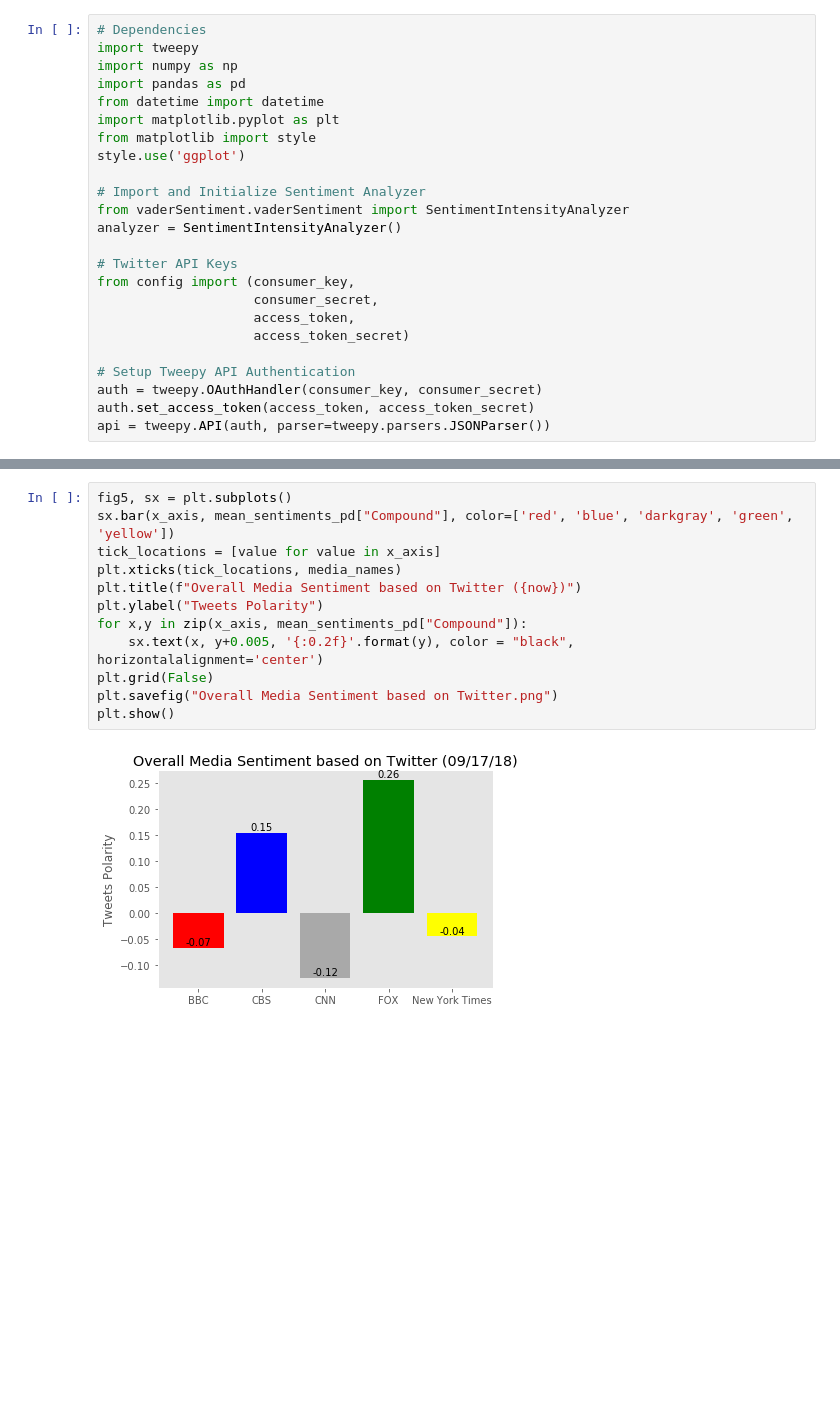
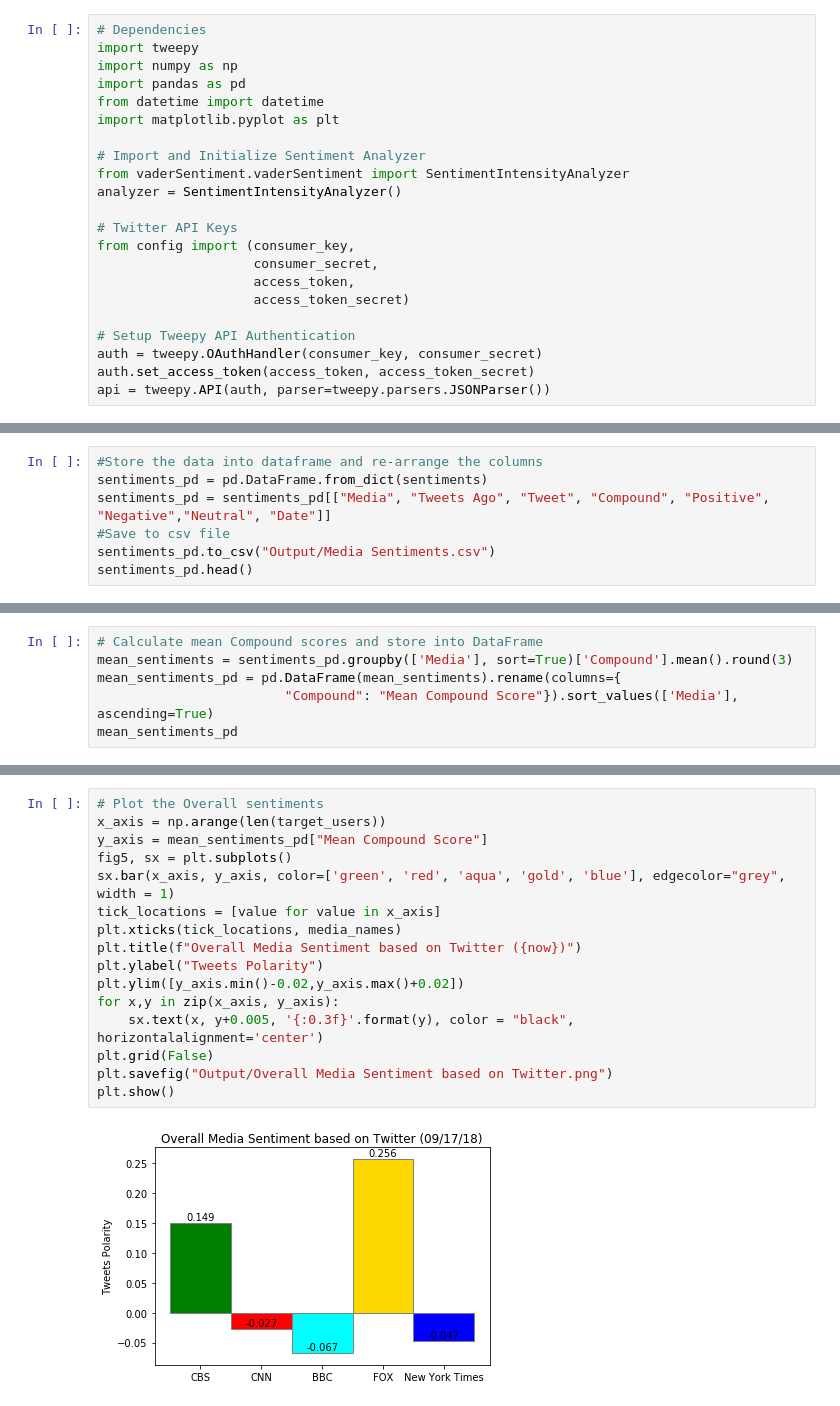
Before and after one commit to drishtiyadav/UCI-Data-Analytics, a Jupyter notebook: 07-Social Analytics - News Mood/News Mood.ipynb, the cells around one changed output, grey strips where cells are left out. Cells and saved outputs as stored; diff of their text form; blank space fills up the shorter version.

```diff
--- a/07-Social Analytics - News Mood/News Mood.ipynb
+++ b/07-Social Analytics - News Mood/News Mood.ipynb
@@ -5,8 +15,6 @@ import numpy as np
 import pandas as pd
 from datetime import datetime
 import matplotlib.pyplot as plt
-from matplotlib import style
-style.use('ggplot')
 
 # Import and Initialize Sentiment Analyzer
 from vaderSentiment.vaderSentiment import SentimentIntensityAnalyzer
@@ -78,0 +71,7 @@ mean_sentiments_pd
+# %%
+#Store the data into dataframe and re-arrange the columns
+sentiments_pd = pd.DataFrame.from_dict(sentiments)
+sentiments_pd = sentiments_pd[["Media", "Tweets Ago", "Tweet", "Compound", "Positive", "Negative","Neutral", "Date"]]
+#Save to csv file
+sentiments_pd.to_csv("Output/Media Sentiments.csv")
+sentiments_pd.head()
@@ -92,0 +118,6 @@ NameError: name 'sentiments_pd' is not defined
+# %%
+# Calculate mean Compound scores and store into DataFrame
+mean_sentiments = sentiments_pd.groupby(['Media'], sort=True)['Compound'].mean().round(3)
+mean_sentiments_pd = pd.DataFrame(mean_sentiments).rename(columns={
+                        "Compound": "Mean Compound Score"}).sort_values(['Media'], ascending=True)
+mean_sentiments_pd
@@ -93,14 +132,18 @@ NameError: name 'sentiments_pd' is not defined
 # %%
+# Plot the Overall sentiments
+x_axis = np.arange(len(target_users))
+y_axis = mean_sentiments_pd["Mean Compound Score"]
 fig5, sx = plt.subplots()
-sx.bar(x_axis, mean_sentiments_pd["Compound"], color=['red', 'blue', 'darkgray', 'green', 'yellow'])
+sx.bar(x_axis, y_axis, color=['green', 'red', 'aqua', 'gold', 'blue'], edgecolor="grey", width = 1)
 tick_locations = [value for value in x_axis]
 plt.xticks(tick_locations, media_names)
 plt.title(f"Overall Media Sentiment based on Twitter ({now})")
 plt.ylabel("Tweets Polarity")
-for x,y in zip(x_axis, mean_sentiments_pd["Compound"]):
-    sx.text(x, y+0.005, '{:0.2f}'.format(y), color = "black", horizontalalignment='center')
+plt.ylim([y_axis.min()-0.02,y_axis.max()+0.02])
+for x,y in zip(x_axis, y_axis):
+    sx.text(x, y+0.005, '{:0.3f}'.format(y), color = "black", horizontalalignment='center')
 plt.grid(False)
-plt.savefig("Overall Media Sentiment based on Twitter.png")
+plt.savefig("Output/Overall Media Sentiment based on Twitter.png")
 plt.show()
 # %% [output]
-[figure, old version]
+[figure, new version]
```
Also changed, not shown: parts of 9 cells of this notebook, 6 other files.
